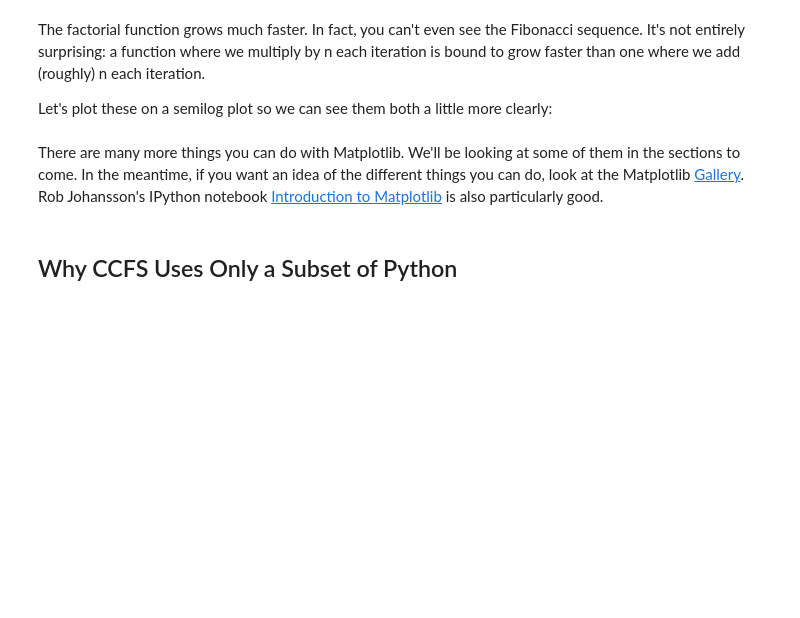
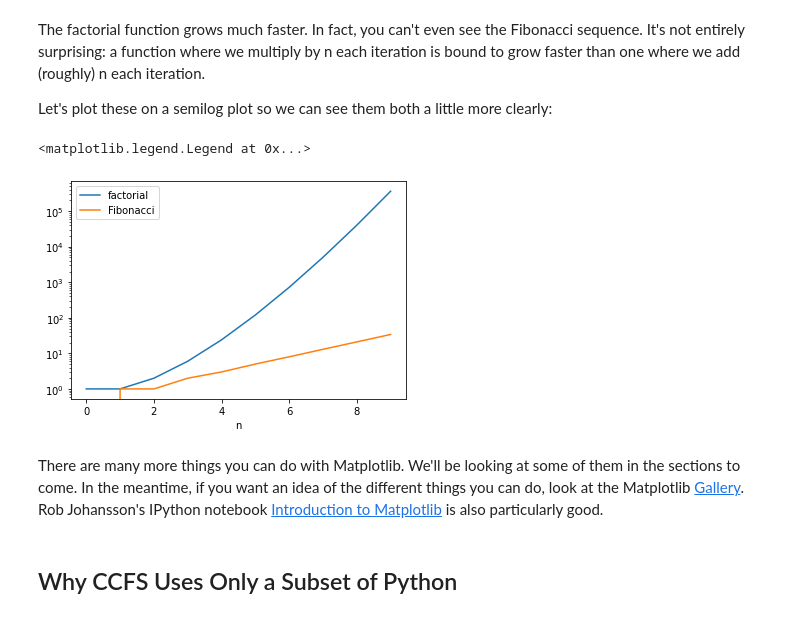
Before and after one commit to rpmuller/CCFS, a Jupyter notebook: PythonBasics.ipynb, the cells around one changed output. Cells and saved outputs as stored; diff of their text form; code cells hidden in the pictures; blank space fills up the shorter version.

```diff
--- a/PythonBasics.ipynb
+++ b/PythonBasics.ipynb
@@ -693,10 +711,13 @@ The factorial function grows much faster. In fact, you can't even see the Fibona
 
 Let's plot these on a semilog plot so we can see them both a little more clearly:
 # %%
-semilogy(facts,label="factorial")
-semilogy(fibs,label="Fibonacci")
-xlabel("n")
-legend()
+plt.semilogy(facts,label="factorial")
+plt.semilogy(fibs,label="Fibonacci")
+plt.xlabel("n")
+plt.legend()
+# %% [output]
+<matplotlib.legend.Legend at 0x...>
+[figure, added]
 # %% [markdown]
 There are many more things you can do with Matplotlib. We'll be looking at some of them in the sections to come. In the meantime, if you want an idea of the different things you can do, look at the Matplotlib [Gallery](http://matplotlib.org/gallery.html). Rob Johansson's IPython notebook [Introduction to Matplotlib](http://nbviewer.ipython.org/urls/raw.github.com/jrjohansson/scientific-python-lectures/master/Lecture-4-Matplotlib.ipynb) is also particularly good.
 # %% [markdown]
```
Also changed, not shown: parts of 31 cells of this notebook, 1 other file.
